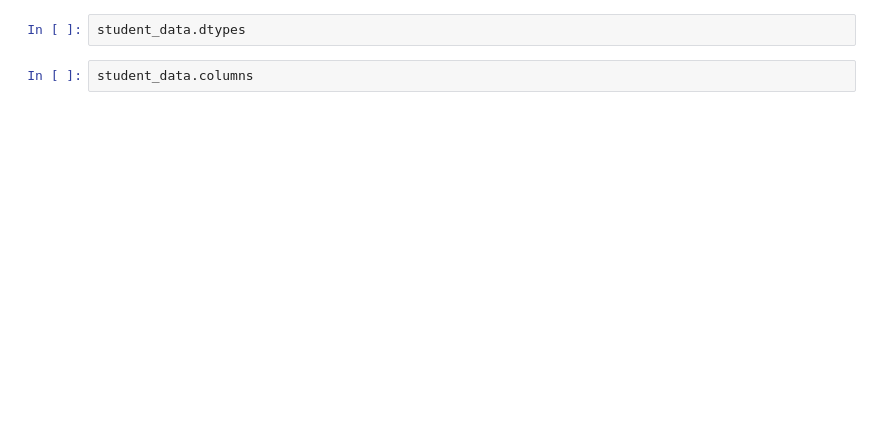
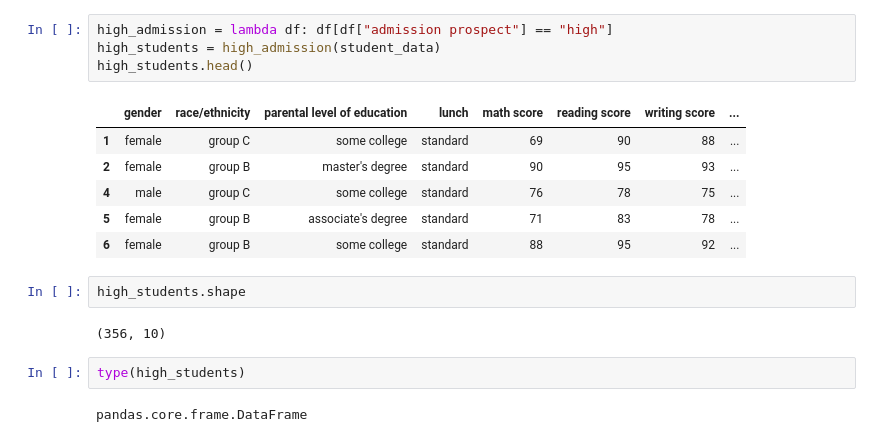
Before and after one commit to YiruiLi2004/MSSP6070, a Jupyter notebook: Modules/Week_6/Week_6_participation.ipynb, the cells around one changed output. Saved outputs shown, nothing was run; the diff lists cells and outputs as text; blank space fills up the shorter version.

```diff
--- a/Modules/Week_6/Week_6_participation.ipynb
+++ b/Modules/Week_6/Week_6_participation.ipynb
@@ -21,4 +32,19 @@ student_data.shape
-# %%
-student_data.dtypes
-# %%
-student_data.columns
+# %%
+high_admission = lambda df: df[df["admission prospect"] == "high"]
+high_students = high_admission(student_data)
+high_students.head()
+# %% [output]
+|  | gender | race/ethnicity | parental level of education | lunch | math score | reading score | writing score | ... |
+| 1 | female | group C | some college | standard | 69 | 90 | 88 | ... |
+| 2 | female | group B | master's degree | standard | 90 | 95 | 93 | ... |
+| 4 | male | group C | some college | standard | 76 | 78 | 75 | ... |
+| 5 | female | group B | associate's degree | standard | 71 | 83 | 78 | ... |
+| 6 | female | group B | some college | standard | 88 | 95 | 92 | ... |
+# %%
+high_students.shape
+# %% [output]
+(356, 10)
+# %%
+type(high_students)
+# %% [output]
+pandas.core.frame.DataFrame
```
Also changed, not shown: parts of 4 cells of this notebook.
